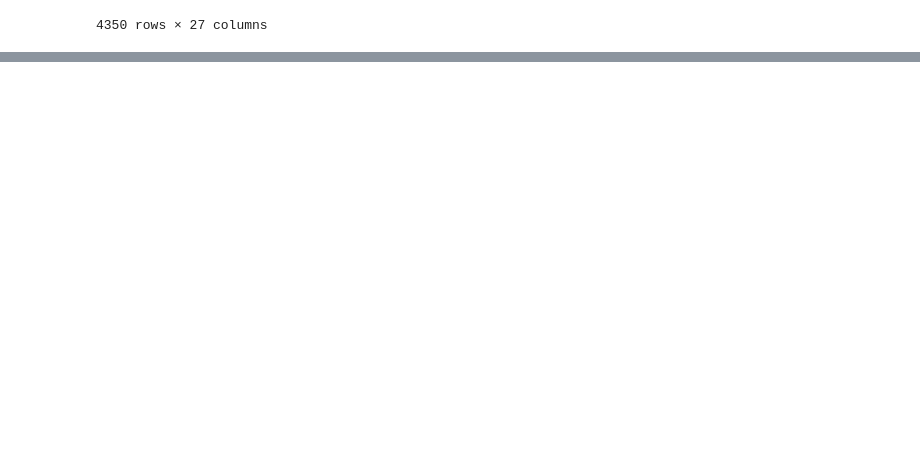
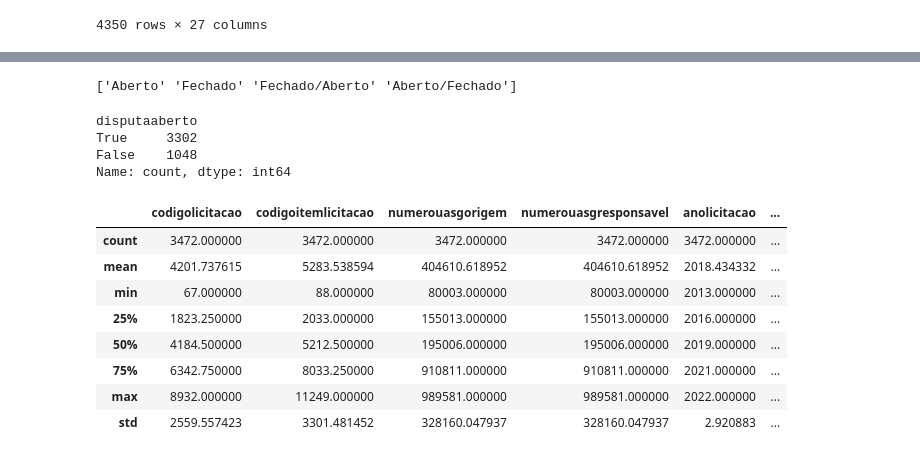
Before and after one commit to hugosouto/comprasgov-modo-disputa-obras, a Jupyter notebook: comprasgov_modo_disputa_obras.ipynb, the cells around one changed output, grey strips where cells are left out. Cells and saved outputs as stored; diff of their text form; code cells hidden in the pictures; blank space fills up the shorter version.

```diff
--- a/comprasgov_modo_disputa_obras.ipynb
+++ b/comprasgov_modo_disputa_obras.ipynb
@@ -22,10 +22,10 @@ def read_data_from_postgres(query):
     return df
 
 # Test Connection
-df = read_data_from_postgres(full_sql_query)
+df_siasgnet = read_data_from_postgres(full_sql_query)
 
-df_original = df.copy()
-df
+df_siasgnet_original = df_siasgnet.copy()
+df_siasgnet
 # %% [output]
 |  | link | codcompra | coditem | codigolicitacao | codigoitemlicitacao | numerouasgorigem | ... |
 | 0 | https://compras.dados.gov.br/lici... | 17908599000752023 | 1790859900075202300001 | 9268 | 13106 | 179085 | ... |
@@ -62,0 +63,31 @@ dtype: object
+# %%
+df_siasgnet = df_siasgnet_original.copy()
+
+# Show the distinct values of mododisputa on df_siasgnet
+print(df_siasgnet['mododisputa'].unique())
+
+df_siasgnet['disputaaberto'] = df_siasgnet['mododisputa'].apply(
+    lambda x: True if x in ['Aberto','Fechado/Aberto','Aberto/Fechado'] else False)
+
+df_siasgnet['disputaaberto'].value_counts()
+# %% [output]
+['Aberto' 'Fechado' 'Fechado/Aberto' 'Aberto/Fechado']
+disputaaberto
+True     3302
+False    1048
+Name: count, dtype: int64
+# %%
+df_siasgnet['anolicitacao'] = df_siasgnet['anolicitacao'].astype(int)
+df_siasgnet = df_siasgnet[(df_siasgnet['anolicitacao'] >= 2013) & (df_siasgnet['anolicitacao'] <= 2022)]
+
+df_siasgnet.describe()
+# %% [output]
+|  | codigolicitacao | codigoitemlicitacao | numerouasgorigem | numerouasgresponsavel | anolicitacao | ... |
+| count | 3472.000000 | 3472.000000 | 3472.000000 | 3472.000000 | 3472.000000 | ... |
+| mean | 4201.737615 | 5283.538594 | 404610.618952 | 404610.618952 | 2018.434332 | ... |
+| min | 67.000000 | 88.000000 | 80003.000000 | 80003.000000 | 2013.000000 | ... |
+| 25% | 1823.250000 | 2033.000000 | 155013.000000 | 155013.000000 | 2016.000000 | ... |
+| 50% | 4184.500000 | 5212.500000 | 195006.000000 | 195006.000000 | 2019.000000 | ... |
+| 75% | 6342.750000 | 8033.250000 | 910811.000000 | 910811.000000 | 2021.000000 | ... |
+| max | 8932.000000 | 11249.000000 | 989581.000000 | 989581.000000 | 2022.000000 | ... |
+| std | 2559.557423 | 3301.481452 | 328160.047937 | 328160.047937 | 2.920883 | ... |
```
Also changed, not shown: parts of 19 cells of this notebook.
